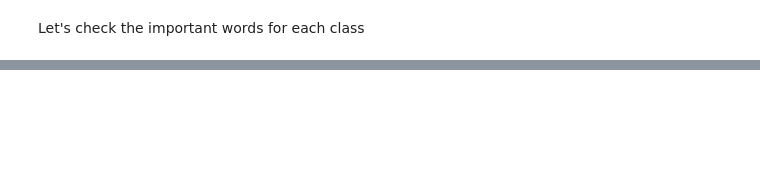
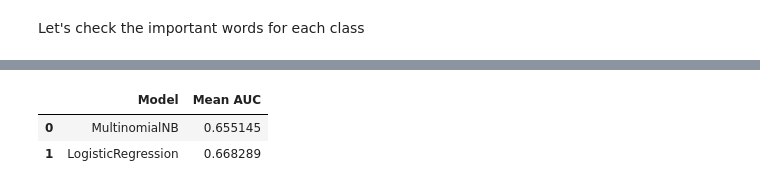
Before and after one commit to huahuawong/articles_classificatiom, a Jupyter notebook: bow_model.ipynb, the cells around one changed output, grey strips where cells are left out. Drawn from its saved outputs; the diff is of its cells as text; code cells hidden in the pictures; blank space fills up the shorter version.

```diff
--- a/bow_model.ipynb
+++ b/bow_model.ipynb
@@ -255,0 +288,27 @@ plt.show()
+# %%
+nb = MultiOutputClassifier(MultinomialNB()).fit(X_train_dtm, y_train)
+
+lr = MultiOutputClassifier(LogisticRegression(class_weight='balanced', multi_class='multinomial', solver='lbfgs', max_iter=3000)) \
+                    .fit(X_train_dtm, y_train)
+
+rf = MultiOutputClassifier(RandomForestClassifier()).fit(X_train_dtm, y_train)
+# %%
+# Creating an empty list of results
+results = []
+# Making predictions from all the trained models and measure performance for each
+for model in [nb, lr, rf]:
+    # Extracting name of the model
+    est = type(model.estimator).__name__
+    # Actual output variables
+    y_vals = y_test.to_numpy()
+    # Model Probabilities for class 1 of each of the target variables
+    y_preds = np.transpose(np.array(model.predict_proba(X_test_dtm))[:, :, 1])
+    # Calculate Mean of the ROC-AUC
+    mean_auc = mean(calculate_roc_auc(y_vals, y_preds))
+
+    y_preds_2 = np.argmax(y_preds, axis=1)
+    y_test_2 = np.argmax(y_vals, axis=1)
+    print(f"The Classification report for {est}: \n")
+    print(classification_report(y_preds_2, y_test_2))
+    # Append the name of the model and the mean_roc_auc into the results list
+    results.append([est, mean_auc])
@@ -255,0 +333,7 @@ plt.show()
+# %%
+# Output the results as a table
+pd.DataFrame(results, columns=["Model", "Mean AUC"])
+# %% [output]
+|  | Model | Mean AUC |
+| 0 | MultinomialNB | 0.655145 |
+| 1 | LogisticRegression | 0.668289 |
```
Also changed, not shown: parts of 17 cells of this notebook.
